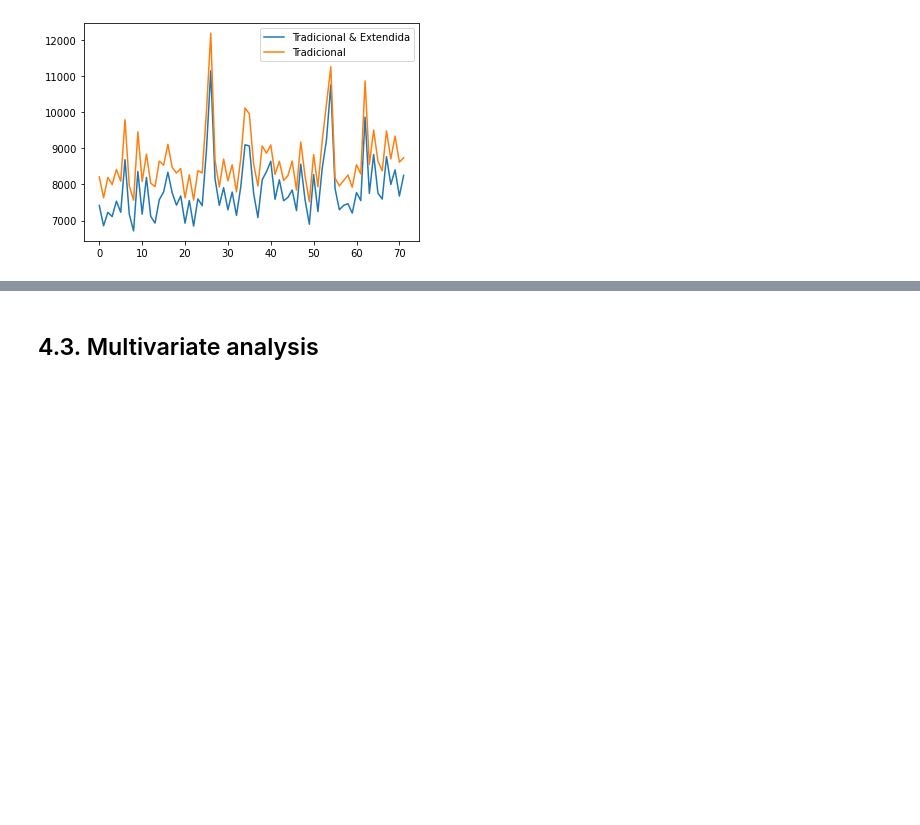
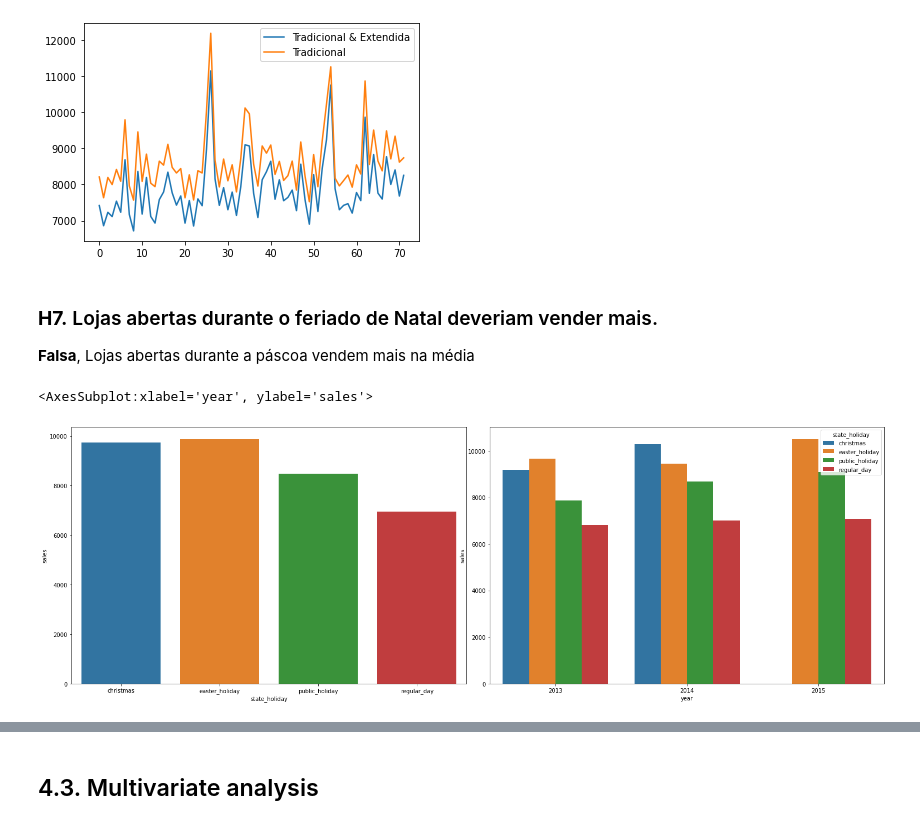
Before and after one commit to Leonamrsm/DS-em-Producao, a Jupyter notebook: Modulo_04/m04_v01_store_sales_prediction.ipynb, the cells around one changed output, grey strips where cells are left out. Drawn from its saved outputs; the diff is of its cells as text; code cells hidden in the pictures; blank space fills up the shorter version.

```diff
--- a/Modulo_04/m04_v01_store_sales_prediction.ipynb
+++ b/Modulo_04/m04_v01_store_sales_prediction.ipynb
@@ -640,3 +640,19 @@ aux2.plot( ax=ax )
 ax.legend( labels=['Tradicional & Extendida', 'Tradicional']);
 # %% [output]
 [figure]
+# %% [markdown]
+### **H7.** Lojas abertas durante o feriado de Natal deveriam vender mais.
+**Falsa**, Lojas abertas durante a páscoa vendem mais na média
+# %%
+#define subplots
+fig, ax = plt.subplots(1, 2, figsize=(21,7))
+fig.tight_layout()
+
+aux1 = df4[['state_holiday', 'sales']].groupby('state_holiday').mean().reset_index()
+sns.barplot(x='state_holiday', y='sales', data=aux1, ax=ax[0])
+
+aux2 = df4[['year', 'state_holiday', 'sales']].groupby(['year', 'state_holiday']).mean().reset_index()
+sns.barplot(x='year', y='sales', hue='state_holiday', data=aux2,ax=ax[1])
+# %% [output]
+<AxesSubplot:xlabel='year', ylabel='sales'>
+[figure, added]
```
Also changed, not shown: parts of 15 cells of this notebook.
